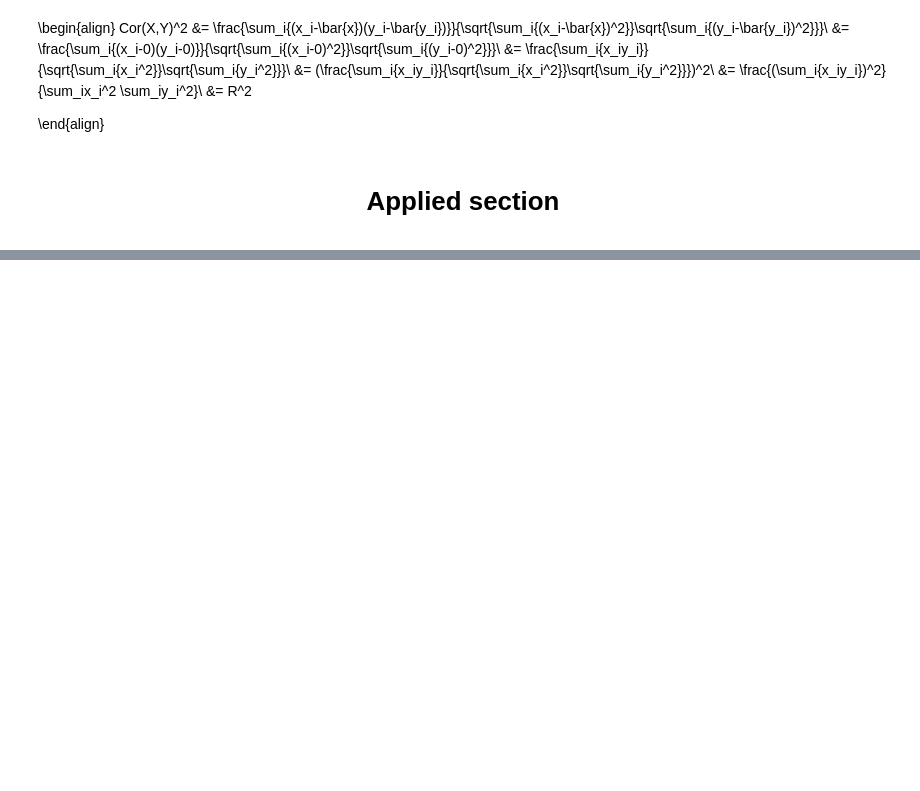
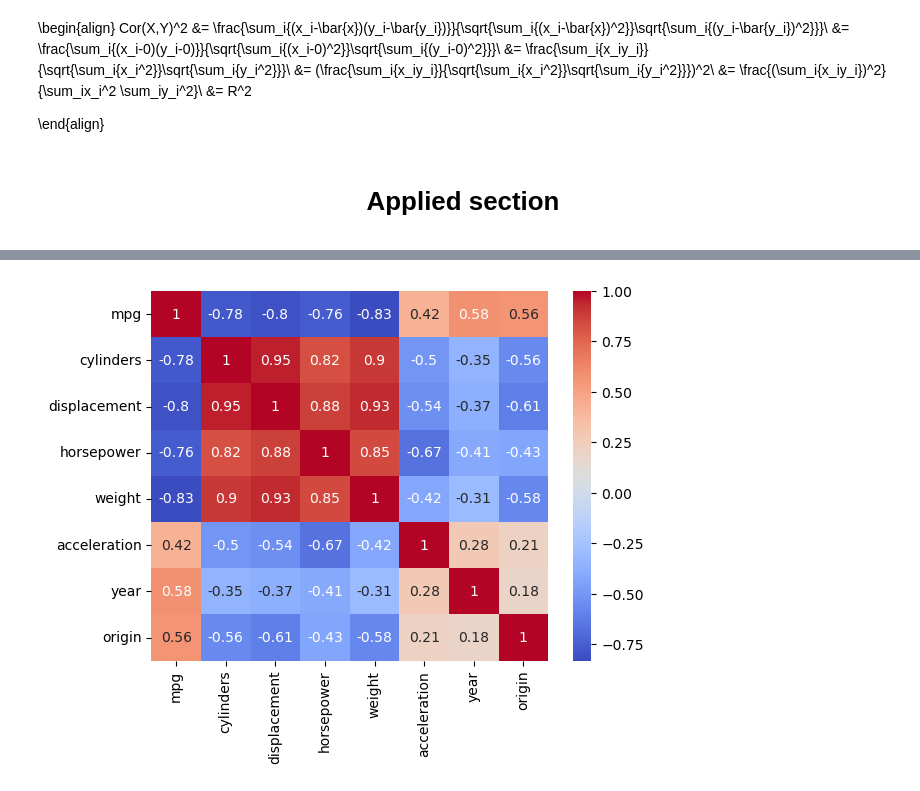
Before and after one commit to Crush53/ITSL-Repo-, a Jupyter notebook: Exercises/Stats_learning_exercise_ch3.ipynb, the cells around one changed output, grey strips where cells are left out. Drawn from its saved outputs; the diff is of its cells as text; code cells hidden in the pictures; blank space fills up the shorter version.

```diff
--- a/Exercises/Stats_learning_exercise_ch3.ipynb
+++ b/Exercises/Stats_learning_exercise_ch3.ipynb
@@ -202,0 +311,10 @@ Cor(X,Y)^2 &= \frac{\sum_i{(x_i-\bar{x})(y_i-\bar{y_i})}}{\sqrt{\sum_i{(x_i-\bar
+# %%
+#(b)
+columns = ['mpg', 'cylinders', 'displacement', 'horsepower', 'weight', 'acceleration', 'year', 'origin']
+df_corr_matrix = df_auto[columns].corr()
+# Create a heatmap of the correlation matrix
+sns.heatmap(df_corr_matrix, annot=True, cmap='coolwarm')
+# Display the heatmap
+plt.show()
+# %% [output]
+[figure, added]
```
Also changed, not shown: parts of 34 cells of this notebook.
